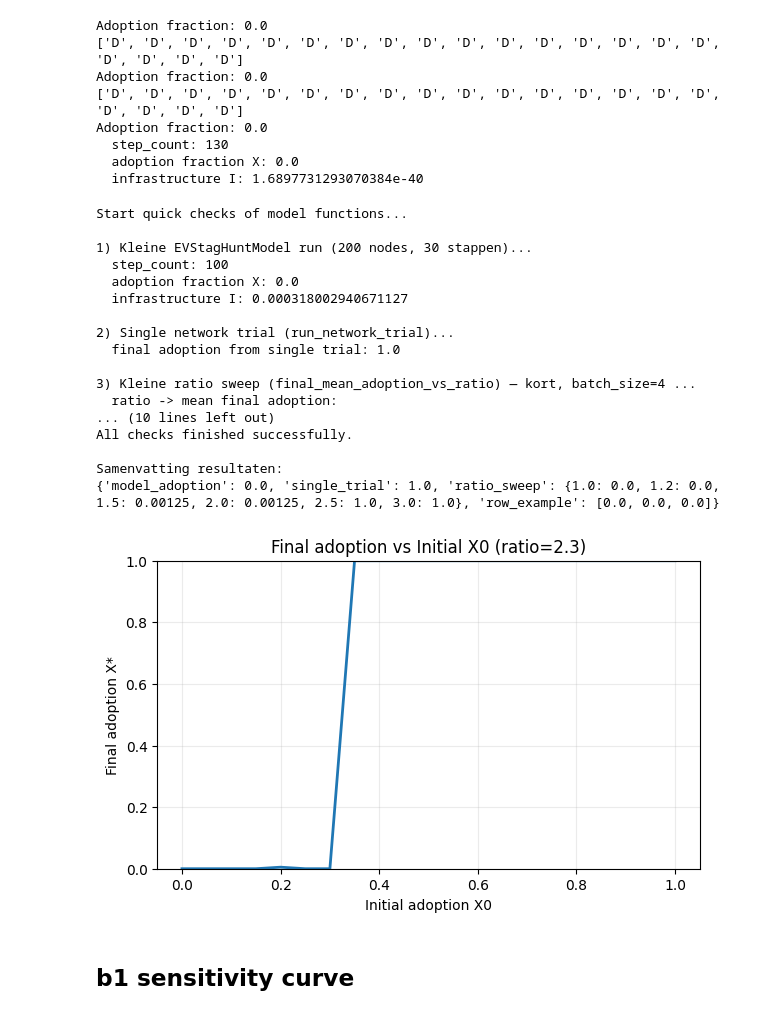
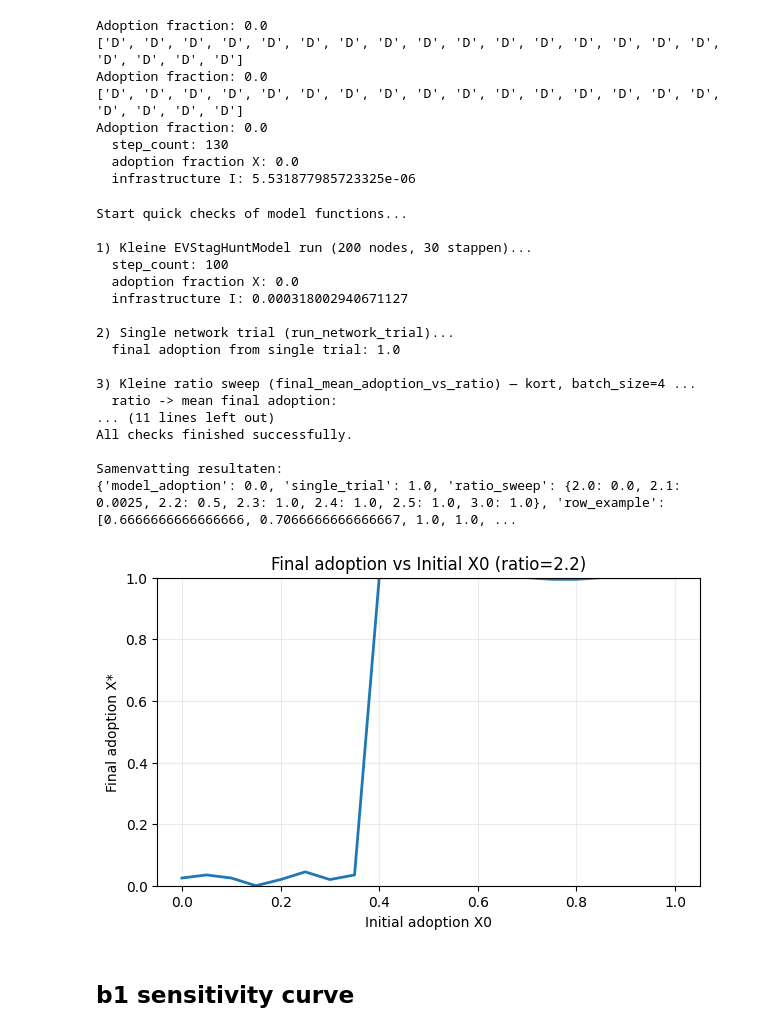
Before and after one commit to LenavanLeeuwen04/Assignment_3_MBD, a Jupyter notebook: testLena.ipynb, the cells around one changed output. Saved outputs shown, nothing was run; the diff lists cells and outputs as text; code cells hidden in the pictures.

```diff
--- a/testLena.ipynb
+++ b/testLena.ipynb
@@ -570,10 +574,10 @@ def phase_sweep_X0_vs_ratio(
 # %%
 model = EVStagHuntModel(
     X0_frac=0.4,
-    a0=15,
-    beta_I=3.0,
-    b=10.0,
-    g_I=0.5,
+    ratio=4.0,
+    beta_I=1.0,
+    b=1.0,
+    g_I=0.05,
     I0=0.05,
     n_nodes=200,
     network_type="random",
@@ -615,12 +619,12 @@ Final infrastructure: 1.0
 # %%
 model = EVStagHuntModel(
     X0_frac=0.4,
-    a0=10.0,
-    beta_I=3.0,
-    b=10.0,
-    g_I=0.5,
+    ratio=2.3,
+    beta_I=2.0,
+    b=1.0,
+    g_I=0.1,
     I0=0.05,
-    n_nodes=50,
+    n_nodes=200,
     network_type="random",
     collect=True,
     strategy_choice_func="logit",  # ← change here
@@ -655,7 +659,7 @@ Adoption fraction: 0.0
 Adoption fraction: 0.0
   step_count: 130
   adoption fraction X: 0.0
-  infrastructure I: 1.6897731293070384e-40
+  infrastructure I: 5.531877985723325e-06
 # %%
 # -----------------------------
 # Laatste cel: alles aanroepen
@@ -722,7 +726,7 @@ def main():
         # 3) Small ratio sweep (final_mean_adoption_vs_ratio)
         # Let op: zet batch_size klein voor snelheid
         print("3) Kleine ratio sweep (final_mean_adoption_vs_ratio) — kort, batch_size=4 ...")
-        ratios = [1.0, 1.2, 1.5, 2.0, 2.5, 3.0]
+        ratios = [2.0, 2.1, 2.2, 2.3, 2.4, 2.5, 3.0]
         means = final_mean_adoption_vs_ratio(
             X0_frac=0.40,
             ratio_values=ratios,
@@ -748,8 +752,8 @@ def main():
         # 4) Row-for-ratio worker example (_row_for_ratio_task)
         print("4) Voorbeeld _row_for_ratio_task (korte X0 lijst, batch_size=3)...")
         args = {
-            "ratio": 1.2,
-            "X0_values": [0.0, 0.05, 0.1],
+            "ratio": 2.2,
+            "X0_values": [0.35, 0.36, 0.37, 0.38, 0.39, 0.4],
             "I0": 0.05,
             "beta_I": 2.0,
             "b": 1.0,
@@ -800,11 +804,11 @@ Start quick checks of model functions...
 
 3) Kleine ratio sweep (final_mean_adoption_vs_ratio) — kort, batch_size=4 ...
   ratio -> mean final adoption:
-... (10 lines left out)
+... (11 lines left out)
 All checks finished successfully.
 
 Samenvatting resultaten:
-{'model_adoption': 0.0, 'single_trial': 1.0, 'ratio_sweep': {1.0: 0.0, 1.2: 0.0, 1.5: 0.00125, 2.0: 0.00125, 2.5: 1.0, 3.0: 1.0}, 'row_example': [0.0, 0.0, 0.0]}
+{'model_adoption': 0.0, 'single_trial': 1.0, 'ratio_sweep': {2.0: 0.0, 2.1: 0.0025, 2.2: 0.5, 2.3: 1.0, 2.4: 1.0, 2.5: 1.0, 3.0: 1.0}, 'row_example': [0.6666666666666666, 0.7066666666666667, 1.0, 1.0, ...
 # %%
 def run_X0_sweep_plot(model_class,
                       X0_values=np.linspace(0,1,21),
@@ -860,21 +864,22 @@ def run_X0_sweep_plot(model_class,
 # %%
 df, path = run_X0_sweep_plot(
     EVStagHuntModel,
     X0_values=np.linspace(0,1,21),
-    ratio=2.3,
+    ratio=2.2,
     I0=0.05,
     T=100,
     n_nodes=200,
     beta_I=2.0,
     b=1.0,
-    g_I=0.10,
+    g_I=0.05,
     network_type="random",
-    strategy_choice_func="logit"
+    strategy_choice_func="logit",
+    tau=2.0
 )
 
 print()
 # %% [output]
-[figure, old version]
+[figure, new version]
 # %% [markdown]
 ## b1 sensitivity curve
 # %%
```
Also changed, not shown: parts of 8 cells of this notebook.
